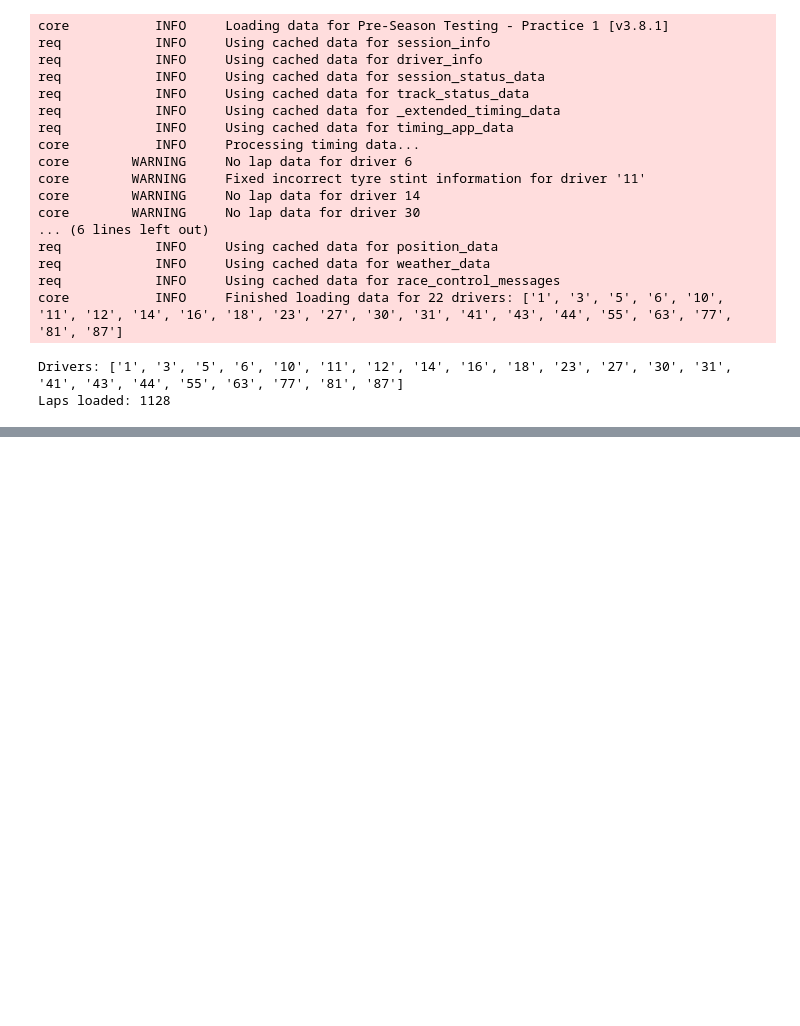
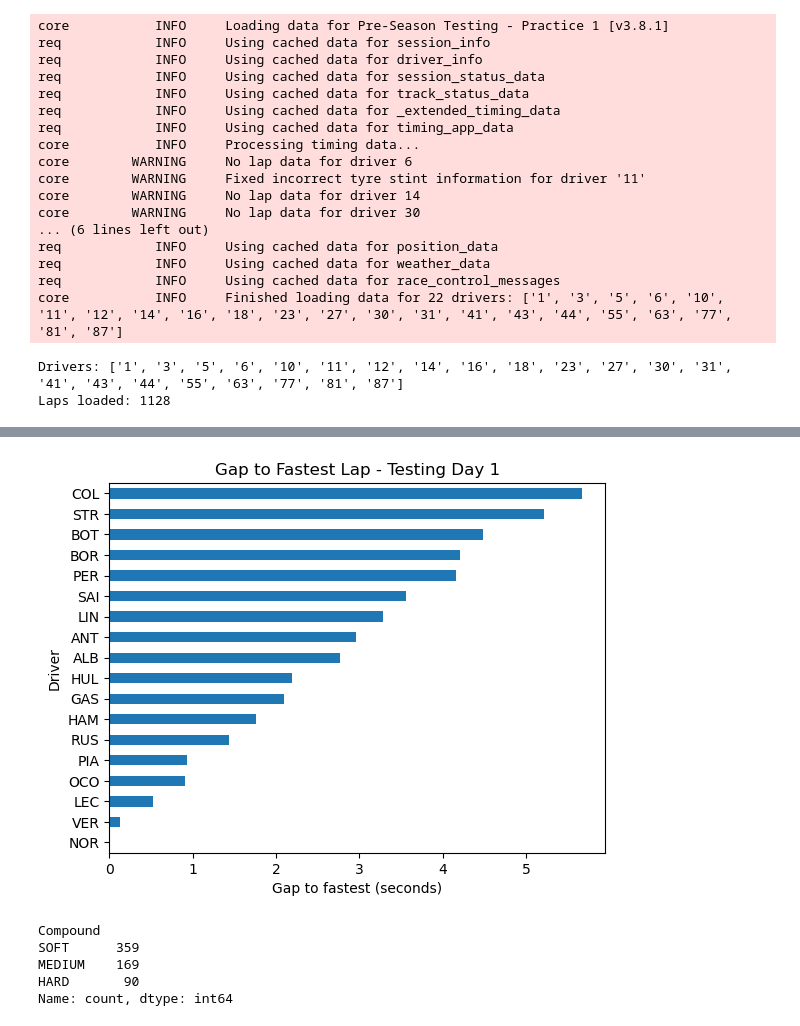
Before and after one commit to tomstrating/F1-data-analysis, a Jupyter notebook: F1 Testing '26 week 1.ipynb, the cells around one changed output, grey strips where cells are left out. Saved outputs shown, nothing was run; the diff lists cells and outputs as text; code cells hidden in the pictures; blank space fills up the shorter version.

Commit message:
Analyse fastest laps data Testing Day 1

```diff
--- a/F1 Testing '26 week 1.ipynb
+++ b/F1 Testing '26 week 1.ipynb
@@ -66,0 +64,10 @@ Laps loaded: 1128
+# %%
+laps_clean = session.laps.dropna(subset=(["LapTime"])) #remove laps without a recorded lap time
+laps_clean = laps_clean[laps_clean["IsAccurate"] == True] #keep only laps marked as accurate by FastF1
+
+CUTOFF = 120 #seconds
+
+laps_comp = laps_clean[laps_clean["LapTime"] < pd.Timedelta(seconds=CUTOFF)] #Keep only "competitive" laps(faster than 2:00, removes pit/slow laps)
+
+print("Clean laps:", len(laps_clean))
+print("Competitive laps:", len(laps_comp))
@@ -66,0 +77,3 @@ Laps loaded: 1128
+# %%
+fastest_per_driver = laps_comp.groupby("Driver")["LapTime"].min().sort_values()
+print(fastest_per_driver)
@@ -66,0 +132,22 @@ Laps loaded: 1128
+# %%
+fastest_seconds = fastest_per_driver.dt.total_seconds()
+gap_to_fastest = fastest_seconds - fastest_seconds.min()
+gap_to_fastest = gap_to_fastest.sort_values() #keep fastest at top/left
+# %%
+plt.figure()
+gap_to_fastest.sort_values(ascending=True).plot(kind = "barh")
+
+plt.title("Gap to Fastest Lap - Testing Day 1")
+plt.xlabel("Gap to fastest (seconds)")
+plt.ylabel("Driver")
+plt.show()
+# %% [output]
+[figure, added]
+# %%
+print(laps_comp["Compound"].value_counts())
+# %% [output]
+Compound
+SOFT      359
+MEDIUM    169
+HARD       90
+Name: count, dtype: int64
```
Also changed, not shown: parts of 14 cells of this notebook.
